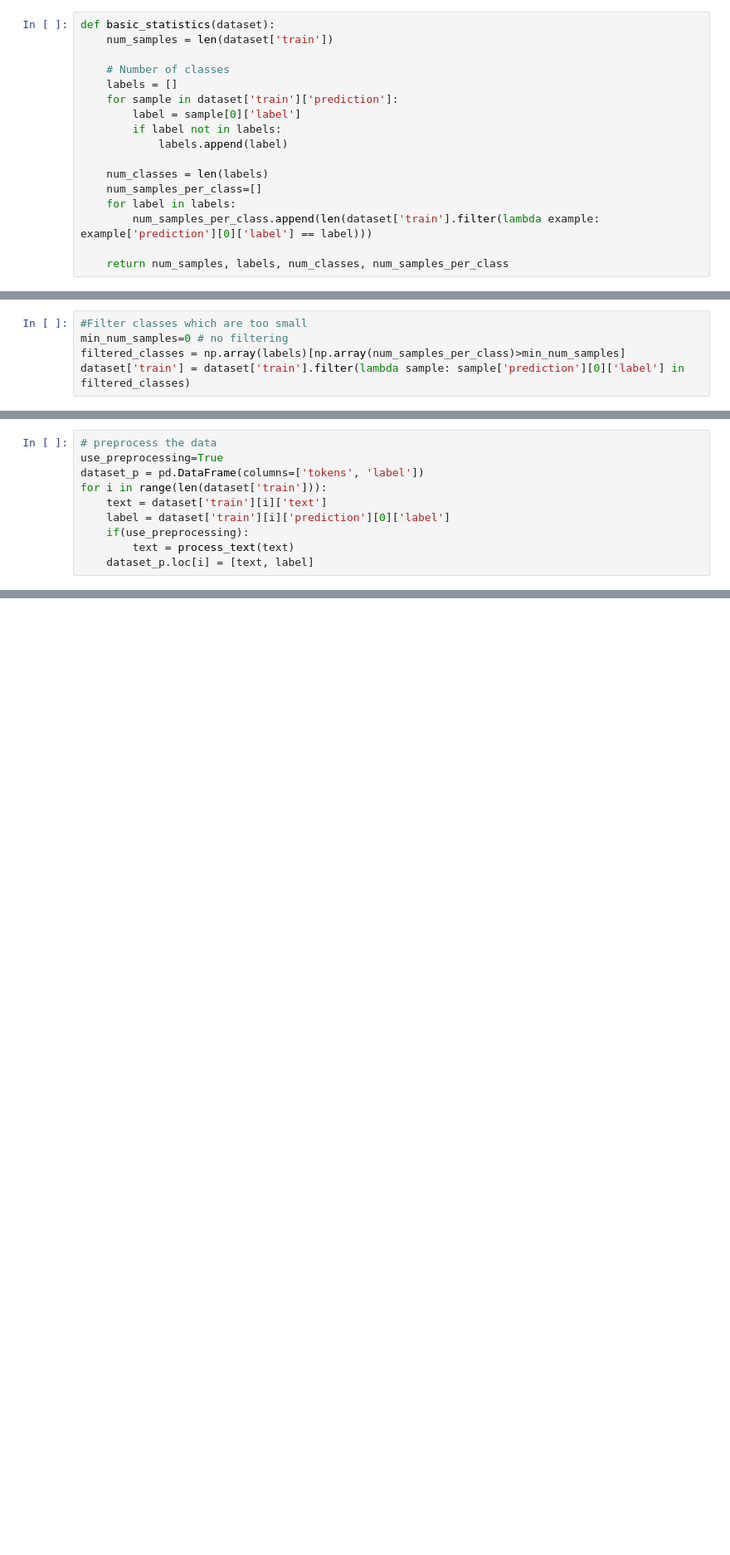
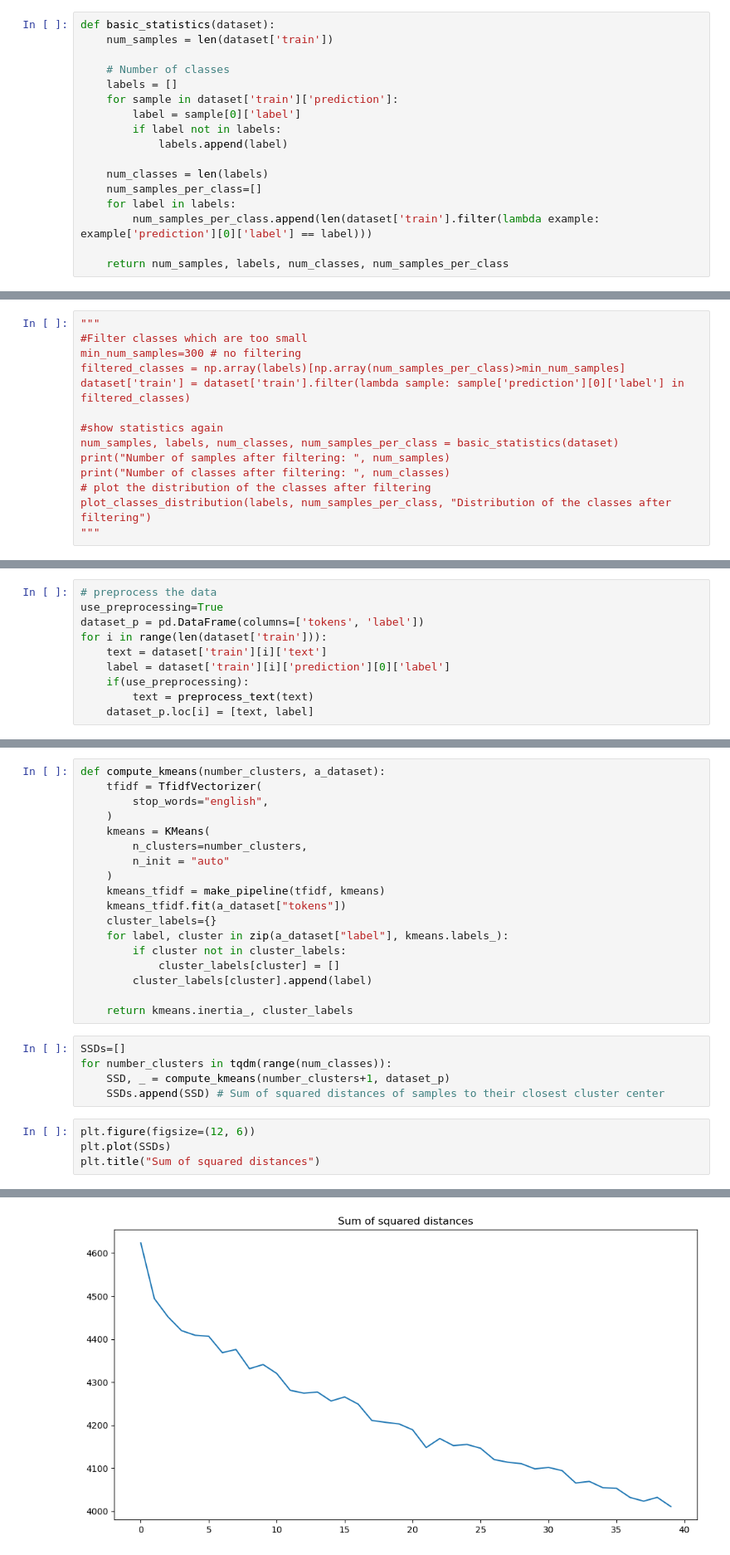
Before and after one commit to vitamys/nlp, a Jupyter notebook: Project_Task3_GroupC.ipynb, the cells around one changed output, grey strips where cells are left out. Shown at 83% size. Saved outputs shown, nothing was run; the diff lists cells and outputs as text; blank space fills up the shorter version.

```diff
--- a/Project_Task3_GroupC.ipynb
+++ b/Project_Task3_GroupC.ipynb
@@ -118,5 +83,14 @@ plot_classes_distribution(labels, num_samples_per_class, "Distribution of the cl
 # %%
+"""
 #Filter classes which are too small
-min_num_samples=0 # no filtering
+min_num_samples=300 # no filtering
 filtered_classes = np.array(labels)[np.array(num_samples_per_class)>min_num_samples]
 dataset['train'] = dataset['train'].filter(lambda sample: sample['prediction'][0]['label'] in filtered_classes)
+
+#show statistics again
+num_samples, labels, num_classes, num_samples_per_class = basic_statistics(dataset)
+print("Number of samples after filtering: ", num_samples)
+print("Number of classes after filtering: ", num_classes)
+# plot the distribution of the classes after filtering
+plot_classes_distribution(labels, num_samples_per_class, "Distribution of the classes after filtering")
+"""
@@ -141,5 +136,5 @@ for i in range(len(dataset['train'])):
     text = dataset['train'][i]['text']
     label = dataset['train'][i]['prediction'][0]['label']
     if(use_preprocessing):
-        text = process_text(text)
+        text = preprocess_text(text)
     dataset_p.loc[i] = [text, label]
@@ -211,0 +156,28 @@ Sample text after tokenization:  ['[CLS]', 'pre', '##operative', 'diagnosis', 'i
+# %%
+def compute_kmeans(number_clusters, a_dataset):
+    tfidf = TfidfVectorizer(
+        stop_words="english",
+    )
+    kmeans = KMeans(
+        n_clusters=number_clusters,
+        n_init = "auto"
+    )
+    kmeans_tfidf = make_pipeline(tfidf, kmeans)
+    kmeans_tfidf.fit(a_dataset["tokens"])
+    cluster_labels={}
+    for label, cluster in zip(a_dataset["label"], kmeans.labels_):
+        if cluster not in cluster_labels:
+            cluster_labels[cluster] = []
+        cluster_labels[cluster].append(label)
+
+    return kmeans.inertia_, cluster_labels
+# %%
+SSDs=[]
+for number_clusters in tqdm(range(num_classes)):
+    SSD, _ = compute_kmeans(number_clusters+1, dataset_p)
+    SSDs.append(SSD) # Sum of squared distances of samples to their closest cluster center
+# %%
+plt.figure(figsize=(12, 6))
+plt.plot(SSDs)
+plt.title("Sum of squared distances")
+# %% [output]
@@ -211,0 +185 @@ Sample text after tokenization:  ['[CLS]', 'pre', '##operative', 'diagnosis', 'i
+[figure, added]
```
Also changed, not shown: parts of 78 cells of this notebook.
